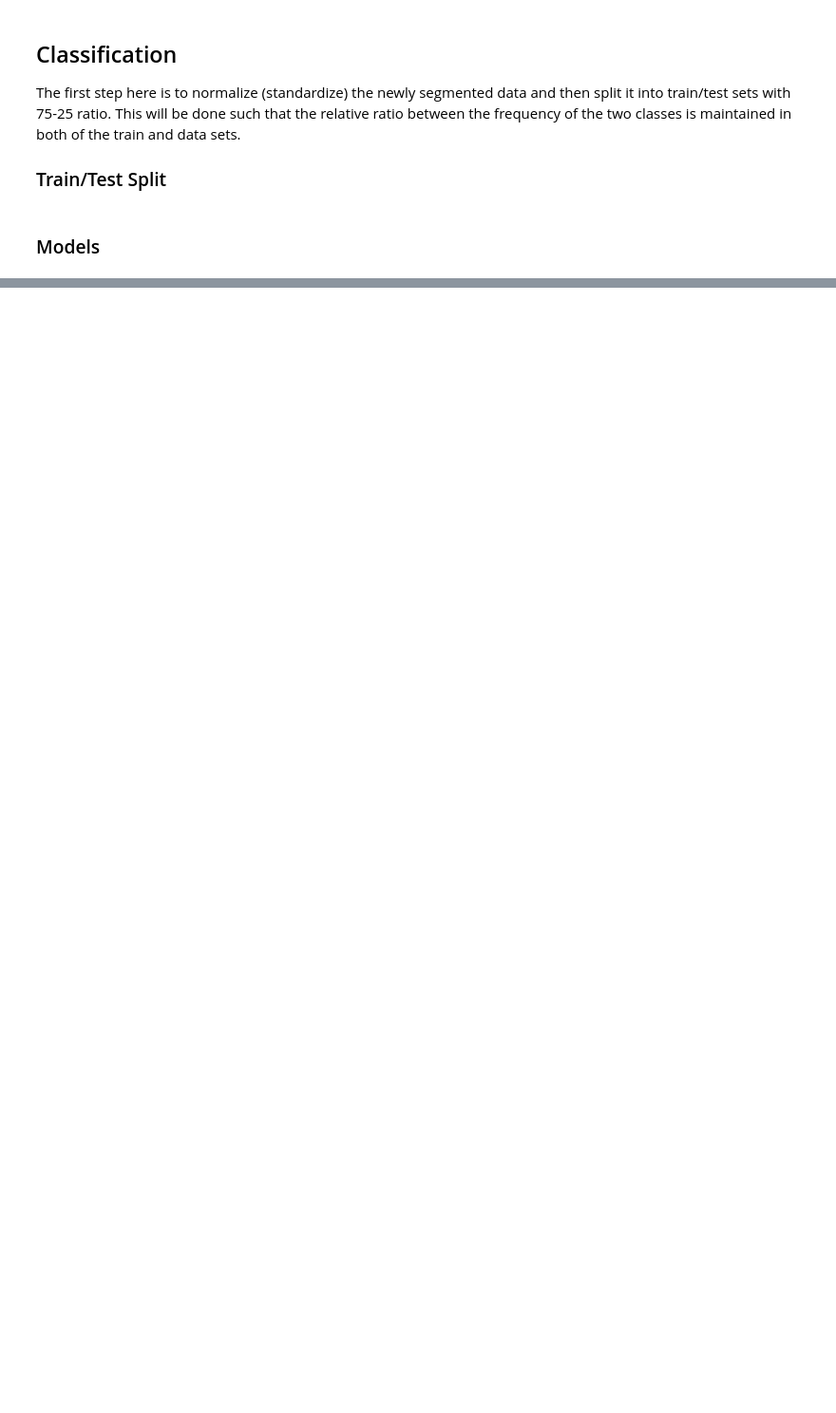
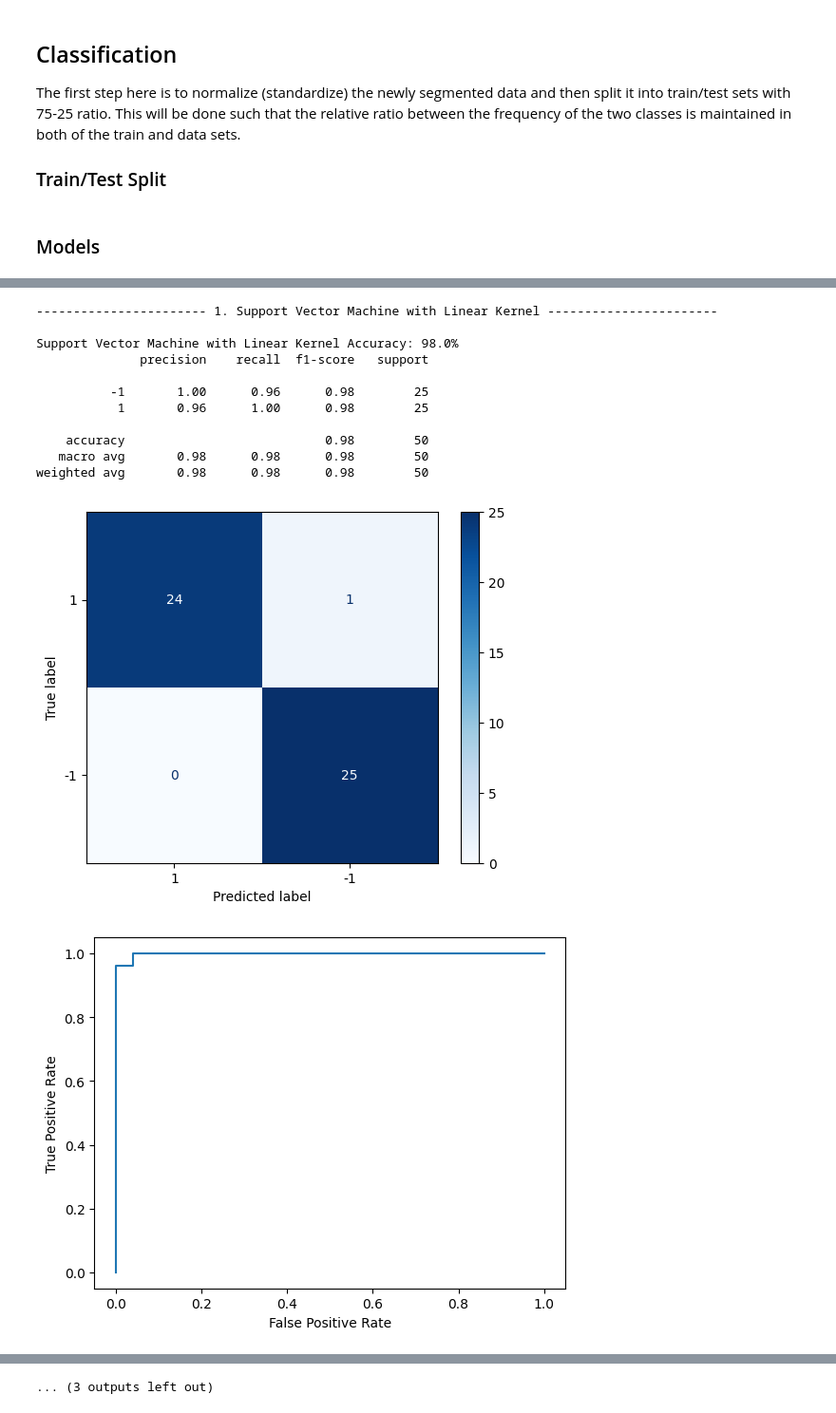
Before and after one commit to MobinRoohi/EEG-BCI, a Jupyter notebook: eeg-processing.ipynb, the cells around one changed output, grey strips where cells are left out. Shown at 95% size. Cells and saved outputs as stored; diff of their text form; code cells hidden in the pictures; blank space fills up the shorter version.

Commit message:
Version 2.1 (Modularized the code substantially + achieved 98-100 % accuracy)

```diff
--- a/eeg-processing.ipynb
+++ b/eeg-processing.ipynb
@@ -304,0 +312,4 @@ plt.show()
+# %%
+# Apply CSP
+csp_data = common_spatial_patterns(seg_data, labels
+                                   , component_num=41, plot=False)
@@ -308,11 +330,26 @@ plt.show()
 The first step here is to normalize (standardize) the newly segmented data and then split it into train/test sets with 75-25 ratio. This will be done such that the relative ratio between the frequency of the two classes is maintained in both of the train and data sets.
 
 ### Train/Test Split
-# %%
-# Split 75-25.
-final_data = scaler.fit_transform(csp_data)
-X_train, X_test, y_train, y_test = train_test_split(final_data, labels,\
-    train_size=0.75, random_state=35, stratify=labels)
+# %%
+def train_test_normalize_split(X, y, normalize=True):
+    """
+    Split the data into 75-25 train/test data and standardize
+    them if normalize flag is True.
+    """
+    # Standardize the data if normalize=True
+    if normalize:
+        # Initialize standardiztion transform
+        scaler = StandardScaler()
+
+        # Apply standardization
+        X = scaler.fit_transform(X)
+
+    # Split the data
+    return train_test_split(X, y,\
+        train_size=0.75, random_state=35, stratify=y)
+# %%
+# Normalize and split the data
+X_train, X_test, y_train, y_test = train_test_normalize_split(csp_data, labels)
 # %% [markdown]
 ### Models
 # %%
@@ -425,0 +424,16 @@ weighted avg       0.52      0.52      0.52        50
+# %%
+fit_classify(X_train, X_test, y_train, y_test, 5)
+# %% [output]
+----------------------- 1. Support Vector Machine with Linear Kernel -----------------------
+
+Support Vector Machine with Linear Kernel Accuracy: 98.0%
+              precision    recall  f1-score   support
+
+          -1       1.00      0.96      0.98        25
+           1       0.96      1.00      0.98        25
+
+    accuracy                           0.98        50
+   macro avg       0.98      0.98      0.98        50
+weighted avg       0.98      0.98      0.98        50
+[figure, added]
+[figure, added]
@@ -425,0 +479 @@ weighted avg       0.52      0.52      0.52        50
+... (3 outputs left out)
```
Also changed, not shown: parts of 14 cells of this notebook.
